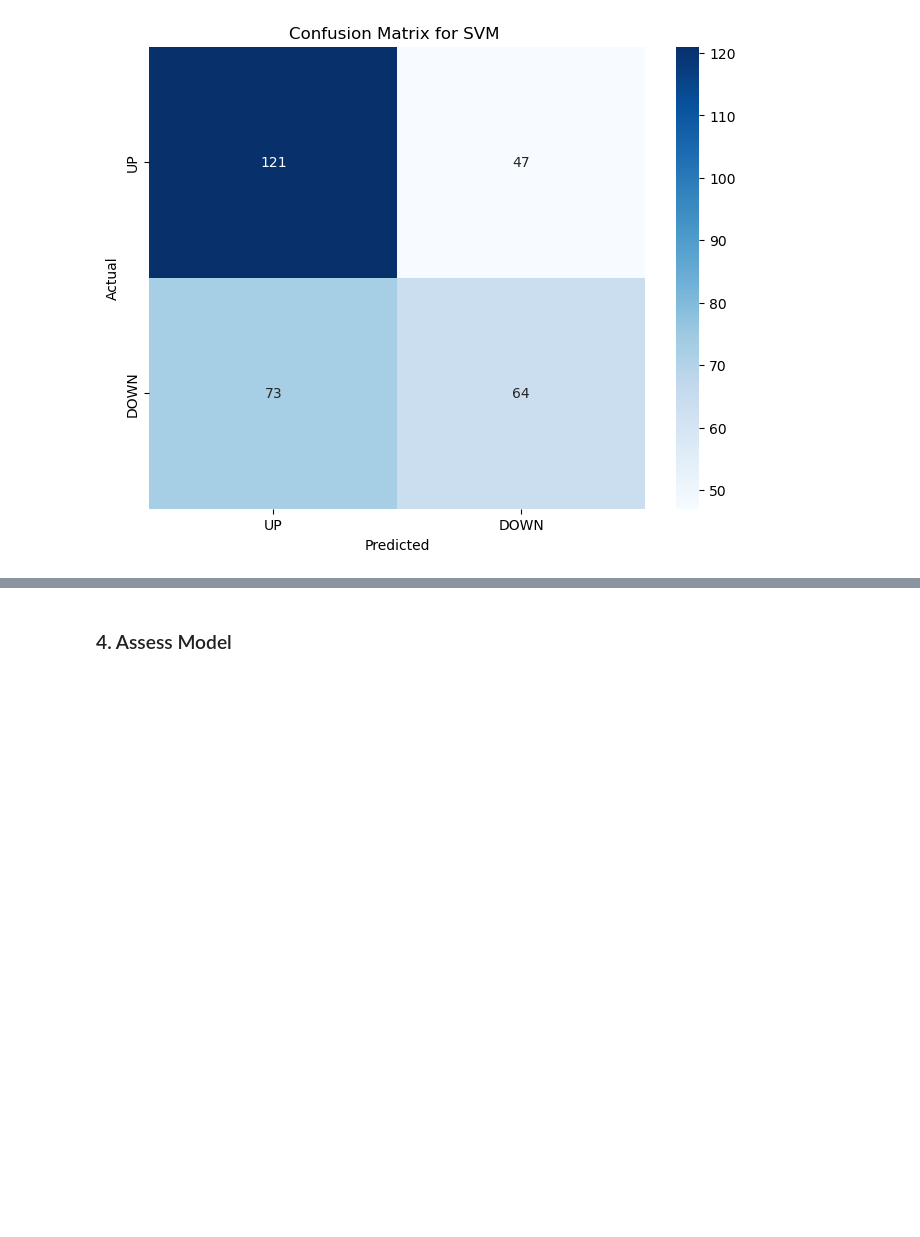
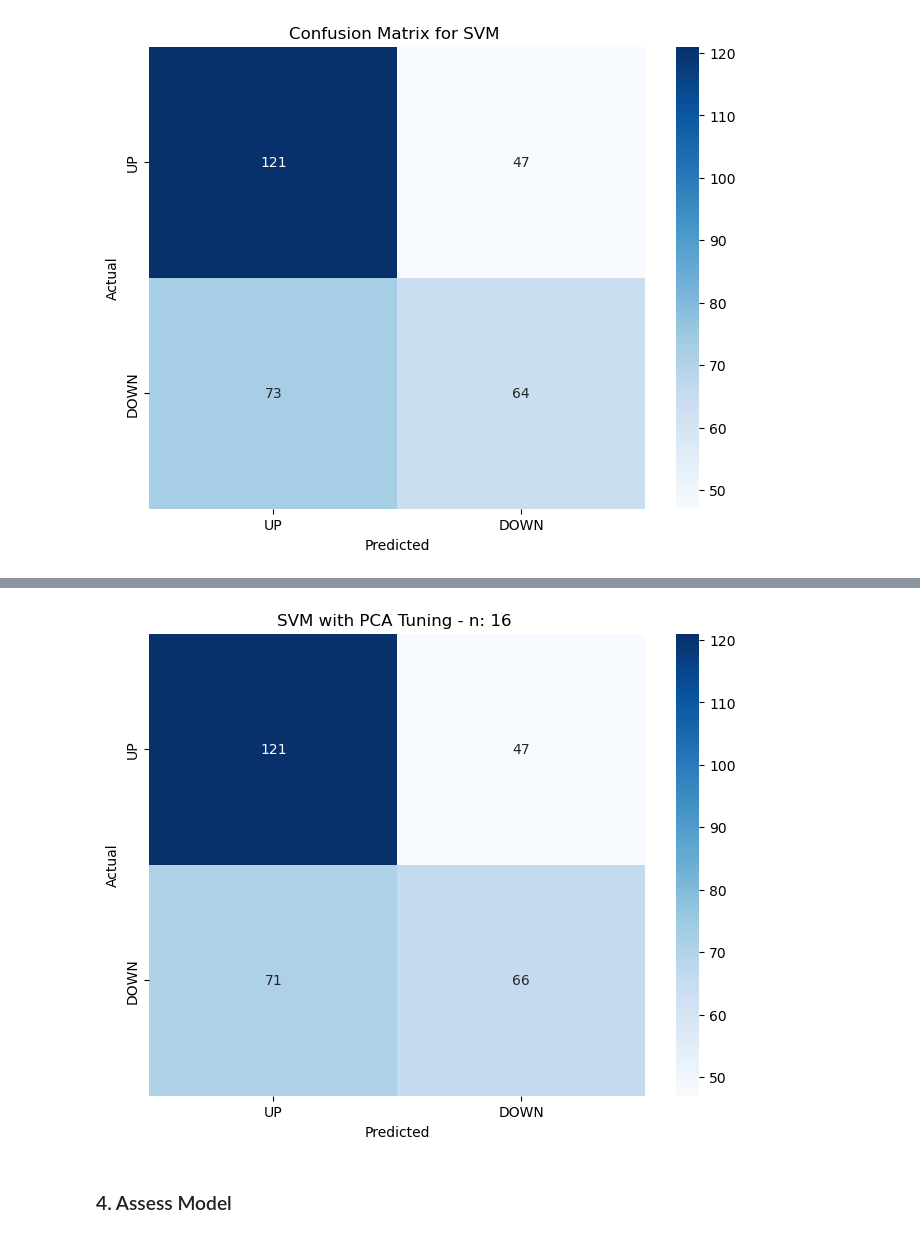
Before and after one commit to im360wayne/AI-ML-StockMarketPredictions, a Jupyter notebook: StockMarketPredictions.ipynb, the cells around one changed output, grey strips where cells are left out. Drawn from its saved outputs; the diff is of its cells as text; code cells hidden in the pictures; blank space fills up the shorter version.

```diff
--- a/StockMarketPredictions.ipynb
+++ b/StockMarketPredictions.ipynb
@@ -1296,3 +1379,8 @@ plot_confusion_matrix('Confusion Matrix for SVM', y_test, test_preds)
+# %%
+# Plot confusion matrix
+plot_confusion_matrix( "SVM with PCA Tuning - n: " + str(svm_pipe_search.best_params_['pca__n_components']), y_test, test_preds)
+# %% [output]
+[figure, added]
 # %% [markdown]
 ### 4. Assess Model
 # %% [markdown]
```
Also changed, not shown: parts of 19 cells of this notebook.
